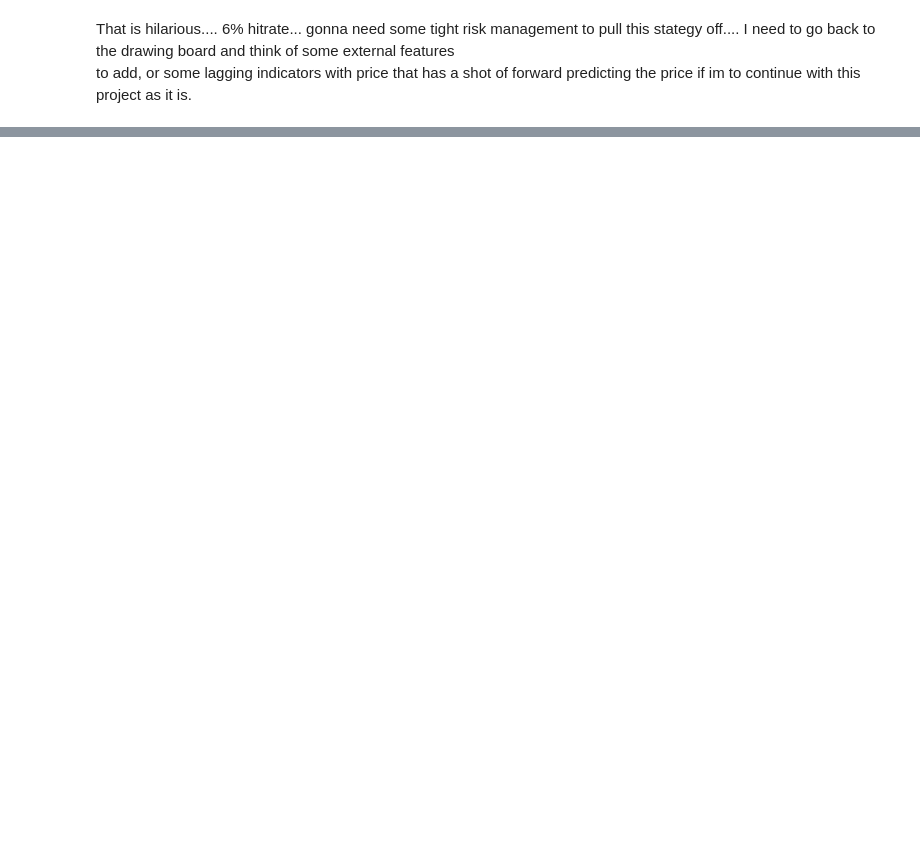
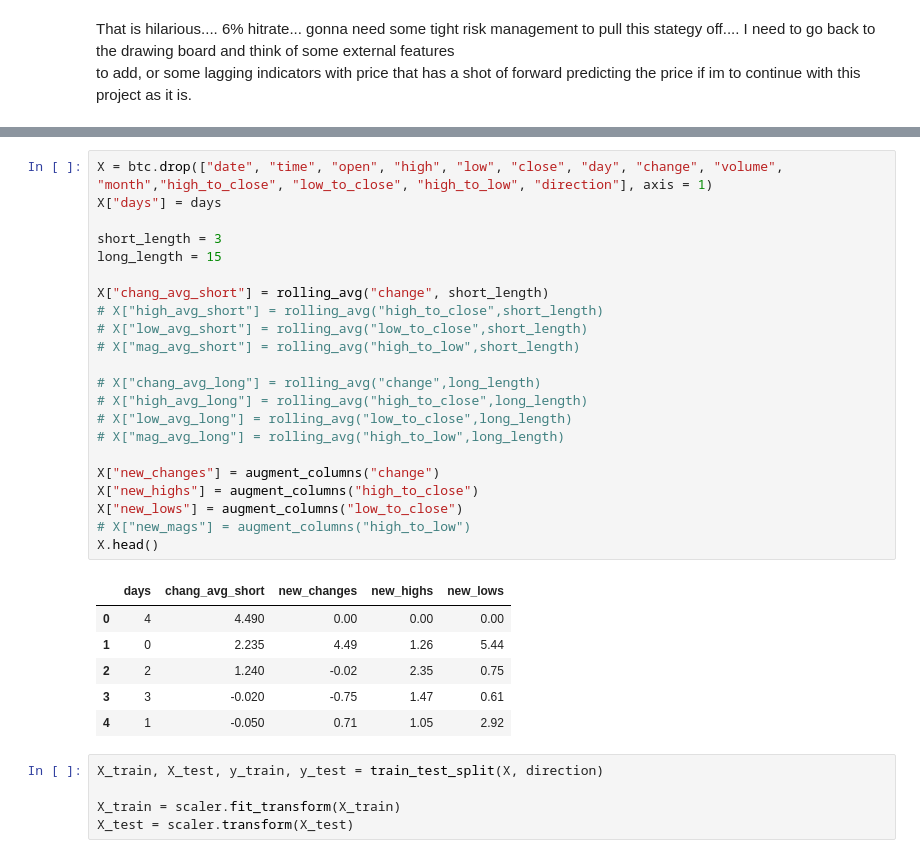
Before and after one commit to Mokoto-K/btc-regressor-predictor, a Jupyter notebook: btc-regressor-predictor.ipynb, the cells around one changed output, grey strips where cells are left out. Saved outputs shown, nothing was run; the diff lists cells and outputs as text; blank space fills up the shorter version.

```diff
--- a/btc-regressor-predictor.ipynb
+++ b/btc-regressor-predictor.ipynb
@@ -371,0 +443,34 @@ to add, or some lagging indicators with price that has a shot of forward predict
+# %%
+X = btc.drop(["date", "time", "open", "high", "low", "close", "day", "change", "volume", "month","high_to_close", "low_to_close", "high_to_low", "direction"], axis = 1)
+X["days"] = days
+
+short_length = 3
+long_length = 15
+
+X["chang_avg_short"] = rolling_avg("change", short_length)
+# X["high_avg_short"] = rolling_avg("high_to_close",short_length)
+# X["low_avg_short"] = rolling_avg("low_to_close",short_length)
+# X["mag_avg_short"] = rolling_avg("high_to_low",short_length)
+
+# X["chang_avg_long"] = rolling_avg("change",long_length)
+# X["high_avg_long"] = rolling_avg("high_to_close",long_length)
+# X["low_avg_long"] = rolling_avg("low_to_close",long_length)
+# X["mag_avg_long"] = rolling_avg("high_to_low",long_length)
+
+X["new_changes"] = augment_columns("change")
+X["new_highs"] = augment_columns("high_to_close")
+X["new_lows"] = augment_columns("low_to_close")
+# X["new_mags"] = augment_columns("high_to_low")
+X.head()
+# %% [output]
+|  | days | chang_avg_short | new_changes | new_highs | new_lows |
+| 0 | 4 | 4.490 | 0.00 | 0.00 | 0.00 |
+| 1 | 0 | 2.235 | 4.49 | 1.26 | 5.44 |
+| 2 | 2 | 1.240 | -0.02 | 2.35 | 0.75 |
+| 3 | 3 | -0.020 | -0.75 | 1.47 | 0.61 |
+| 4 | 1 | -0.050 | 0.71 | 1.05 | 2.92 |
+# %%
+X_train, X_test, y_train, y_test = train_test_split(X, direction)
+
+X_train = scaler.fit_transform(X_train)
+X_test = scaler.transform(X_test)
```
Also changed, not shown: parts of 25 cells of this notebook.
